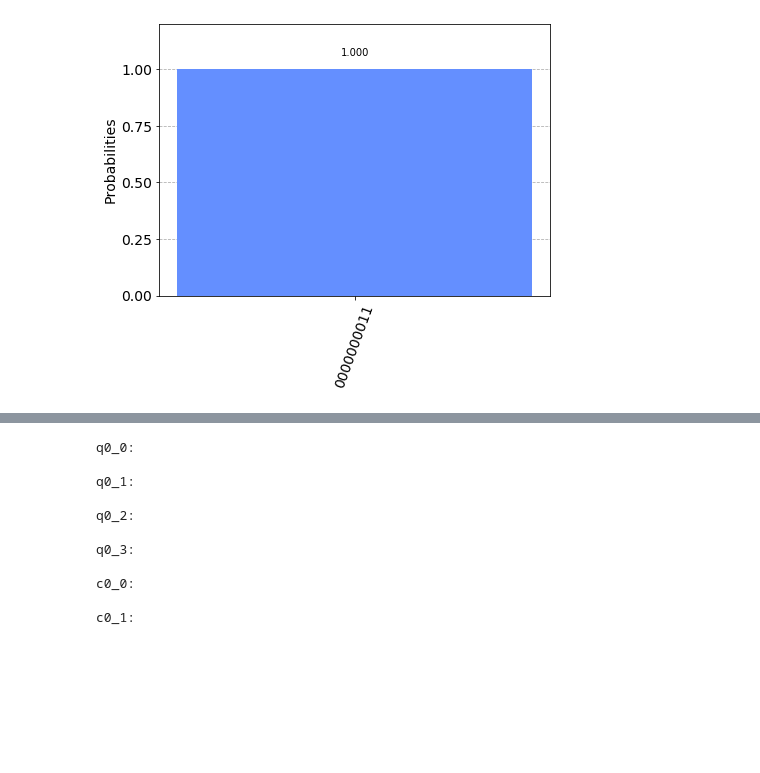
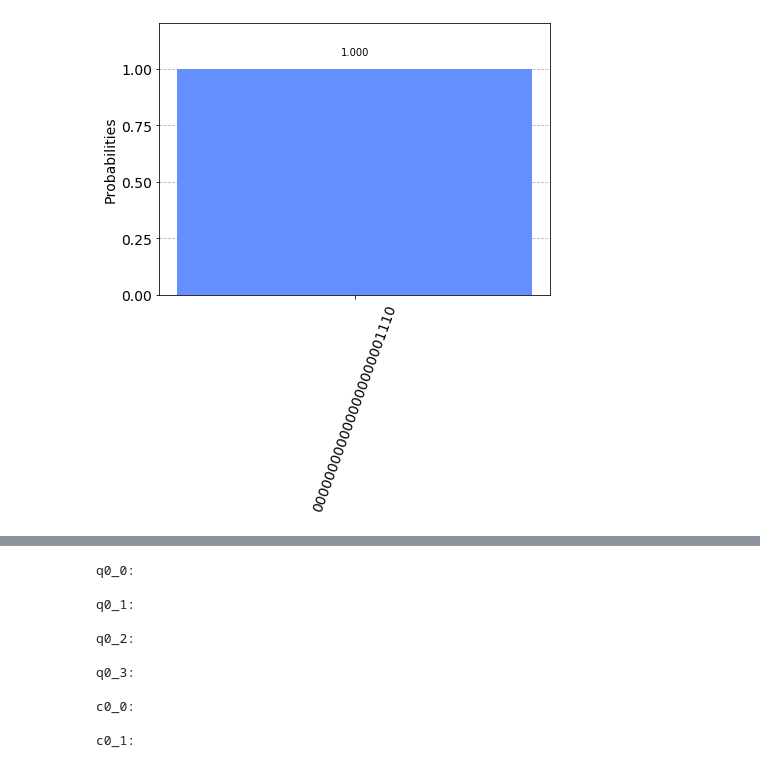
Before and after one commit to zgawish/Quantum_Image_Scrambling, a Jupyter notebook: hackathon_file.ipynb, the cells around one changed output, grey strips where cells are left out. Saved outputs shown, nothing was run; the diff lists cells and outputs as text; code cells hidden in the pictures; blank space fills up the shorter version.

```diff
--- a/hackathon_file.ipynb
+++ b/hackathon_file.ipynb
@@ -17,6 +17,9 @@ def qrsum(circuit, qr, start_index):
     circuit.cx(qr[start_index], qr[start_index + 2])
 # %%
 def make_adder(circuit, qr, n):
+    if n % 3 != 0:
+        raise ValueError("n must be a multiple of 3")
+
     # top to bottom
     for i in range(0, n - 2, 3):
         carry(circuit, qr, i)
@@ -35,29 +84,26 @@ def make_adder(circuit, qr, n):
 # %%
-# mod test
-size = 9 # n: 3
+# adder test
+size = 24
 qr = QuantumRegister(size + 1)
 cr = ClassicalRegister(size + 1)
 circuit = QuantumCircuit(qr, cr)
 
 circuit.x(1) # a0
-# circuit.x(2) # b0
-# circuit.x(4) # a1
+circuit.x(2) # b0
+circuit.x(4) # a1
 circuit.x(5) # b1
 circuit.x(7) # a2
 circuit.x(8) # b2
+
+circuit.barrier()
 make_adder(circuit, qr, size)
-
-circuit.measure(qr[2], cr[0])
-circuit.measure(qr[5], cr[1])
-"""
 i = 2
 j = 0
-while (i < size - 2):
+while (i < size + 1):
     circuit.measure(qr[i], cr[j])
     i += 3
     j += 1
-    """
-
+# circuit.measure(qr[i - 2], cr[j])
 circuit.draw()
 
 IBMQ.load_account()
@@ -72 +118 @@ ibmqfactory.load_account:WARNING:2020-06-30 00:01:08,435: Credentials are alread
-[figure, old version]
+[figure, new version]
```
Also changed, not shown: parts of 11 cells of this notebook, 1 other file.
